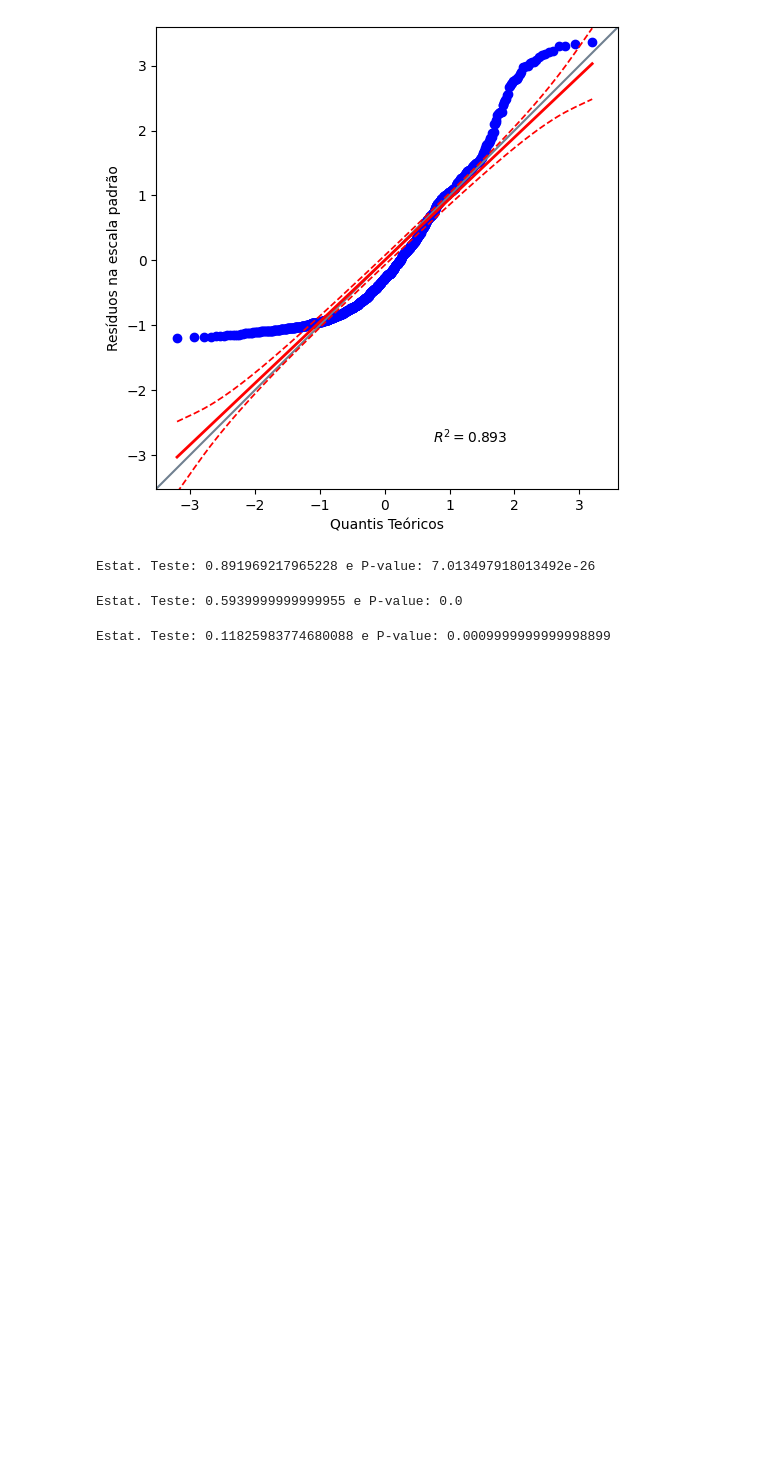
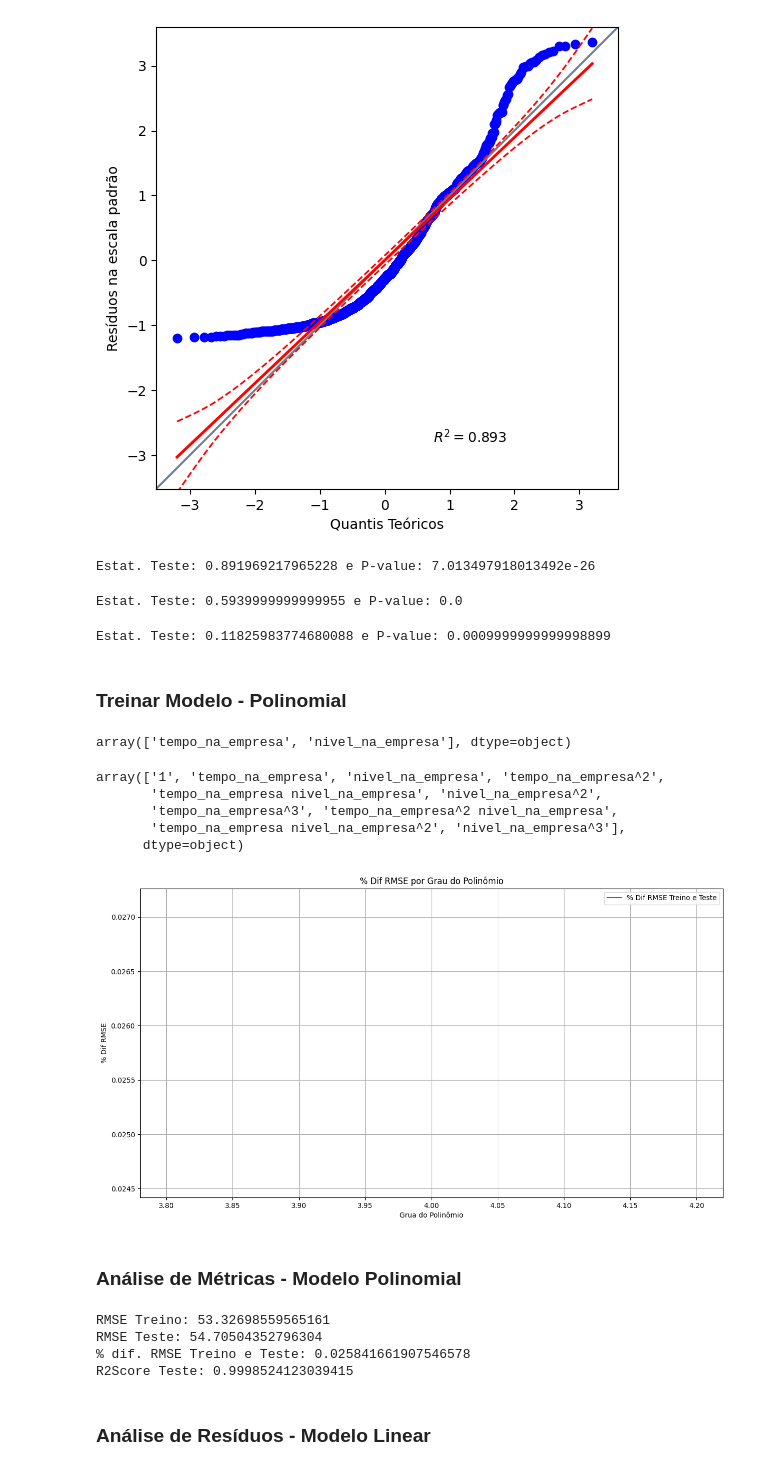
Before and after one commit to danilotavares-dev/Analise-Salarial-ML, a Jupyter notebook: modelo_salario.ipynb, the cells around one changed output. Drawn from its saved outputs; the diff is of its cells as text; code cells hidden in the pictures; blank space fills up the shorter version.

Commit message:
Treinamento e Validação - Modelo Polinomial

```diff
--- a/modelo_salario.ipynb
+++ b/modelo_salario.ipynb
@@ -304,3 +304,20 @@ stats_ll, p_value_ll = lilliefors(residuos, dist='norm', pvalmethod='table')
 print(f'Estat. Teste: {stats_ll} e P-value: {p_value_ll}')
 # %% [output]
 Estat. Teste: 0.11825983774680088 e P-value: 0.0009999999999998899
+# %% [markdown]
+### Treinar Modelo - Polinomial
+# %%
+# Exemplo de criação de features polinomiais
+feat_poly = PolynomialFeatures(degree=3, include_bias=True)
+X_poly = feat_poly.fit_transform(X)
+feat_poly.feature_names_in_
+# %% [output]
+array(['tempo_na_empresa', 'nivel_na_empresa'], dtype=object)
+# %%
+feat_poly.get_feature_names_out(feat_poly.feature_names_in_)
+# %% [output]
+array(['1', 'tempo_na_empresa', 'nivel_na_empresa', 'tempo_na_empresa^2',
+       'tempo_na_empresa nivel_na_empresa', 'nivel_na_empresa^2',
+       'tempo_na_empresa^3', 'tempo_na_empresa^2 nivel_na_empresa',
+       'tempo_na_empresa nivel_na_empresa^2', 'nivel_na_empresa^3'],
+      dtype=object)
@@ -306,0 +418,26 @@ Estat. Teste: 0.11825983774680088 e P-value: 0.0009999999999998899
+# %%
+# Criar um plot para comparação gráfica de RMSE por grau de polinômio
+plt.figure(figsize=(15,8))
+plt.plot(graus_polymonial, percentual_rmse_values, label='% Dif RMSE Treino e Teste')
+plt.xlabel('Grua do Polinômio')
+plt.ylabel('% Dif RMSE')
+plt.title('% Dif RMSE por Grau do Polinômio')
+plt.legend()
+plt.grid(True)
+plt.show()
+# %% [output]
+[figure, added]
+# %% [markdown]
+### Análise de Métricas - Modelo Polinomial
+# %%
+print(f'RMSE Treino: {rmse_train_final}')
+print(f'RMSE Teste: {rmse_test_final}')
+print(f'% dif. RMSE Treino e Teste: {percentual_rmse_final}')
+print(f'R2Score Teste: {r2score_test_final}')
+# %% [output]
+RMSE Treino: 53.32698559565161
+RMSE Teste: 54.70504352796304
+% dif. RMSE Treino e Teste: 0.025841661907546578
+R2Score Teste: 0.9998524123039415
+# %% [markdown]
+### Análise de Resíduos - Modelo Linear
```
Also changed, not shown: parts of 8 cells of this notebook.
